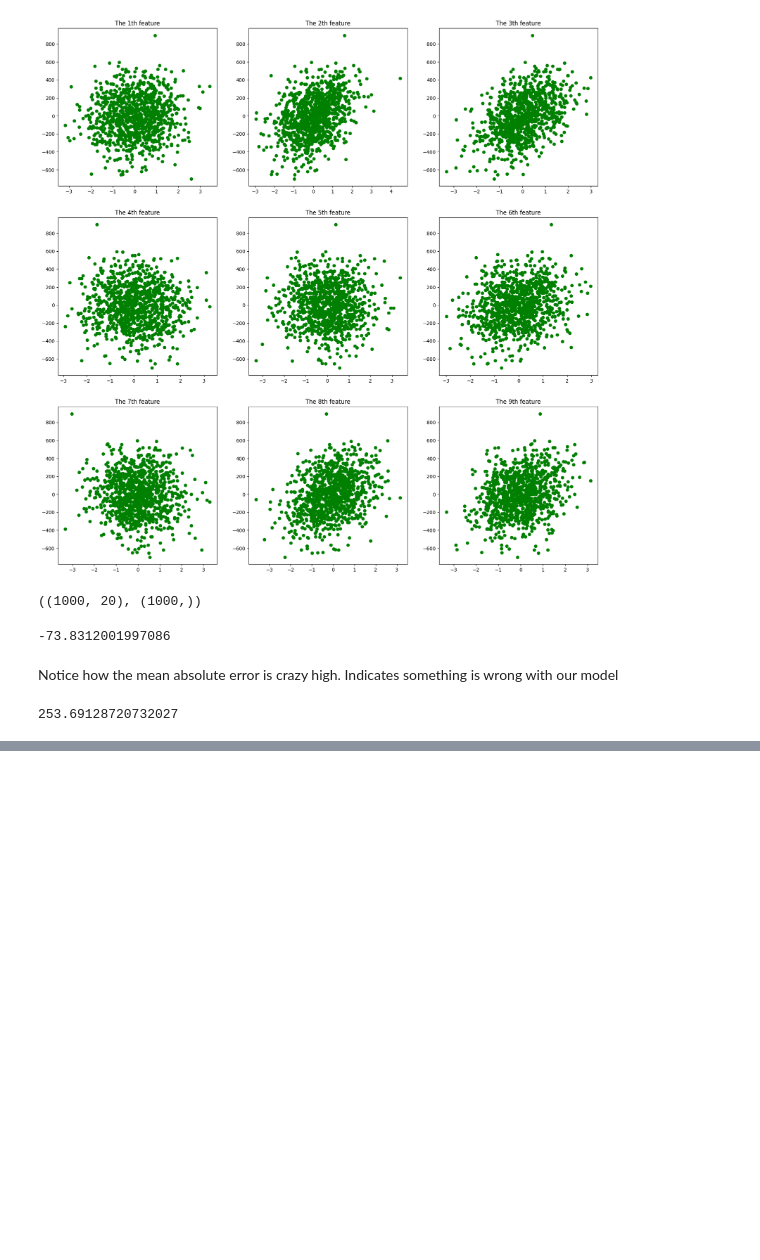
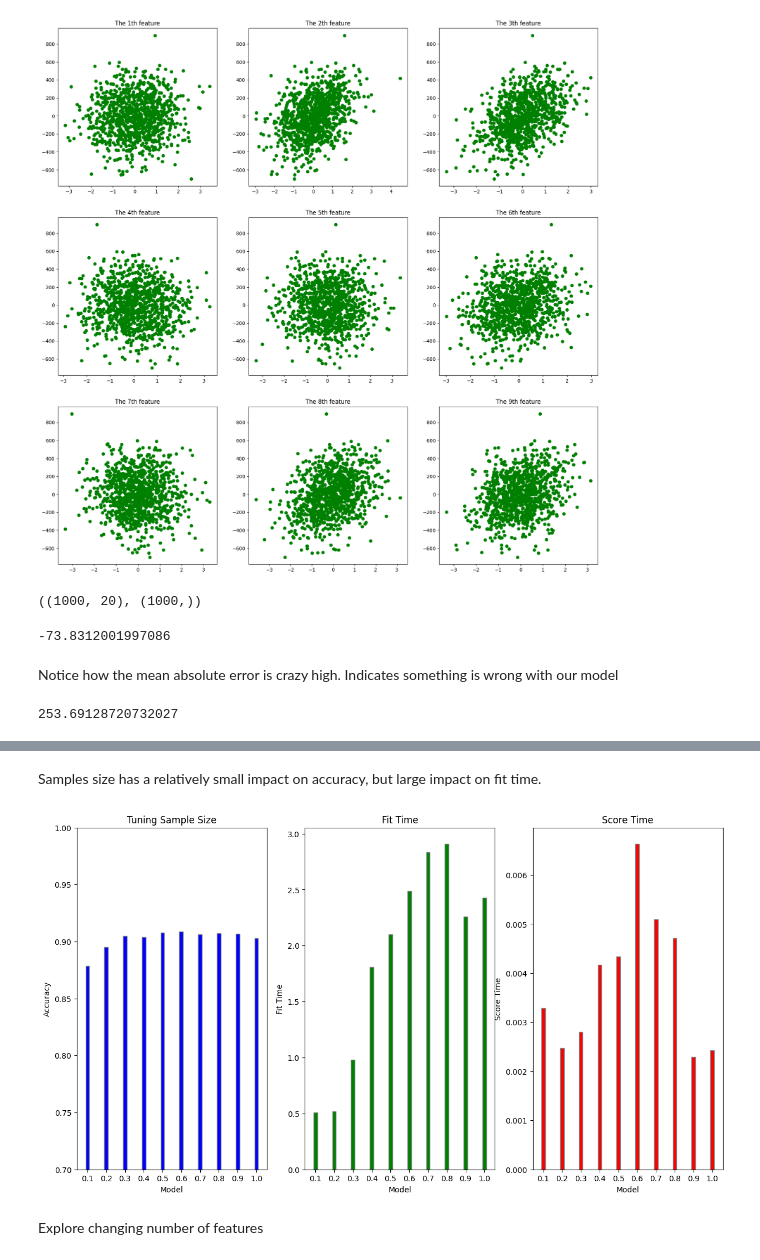
Before and after one commit to TerryTian21/PyTorch-Practice, a Jupyter notebook: Tutorials/Ensemble_Learning.ipynb, the cells around one changed output, grey strips where cells are left out. Drawn from its saved outputs; the diff is of its cells as text; code cells hidden in the pictures; blank space fills up the shorter version.

```diff
--- a/Tutorials/Ensemble_Learning.ipynb
+++ b/Tutorials/Ensemble_Learning.ipynb
@@ -697,0 +708,4 @@ mae
+# %%
+# Create the dataset
+X, y = make_classification(n_samples = 2000, n_features=20, n_informative=15, n_redundant=5, random_state=42)
+X.shape, y.shape
@@ -697,0 +840,30 @@ mae
+# %%
+def get_models_samples():
+  models = {}
+  for i in np.arange(0.1, 1.1, 0.1):
+    key = "{:.1f}".format(i)
+    models[key] = GradientBoostingClassifier(subsample=i)
+  return models
+# %%
+results_boosting_samples = {"test_score": [],
+           "fit_time": [],
+           "score_time": [],
+           "names": []}
+
+models = get_models_samples()
+
+for name, model in tqdm(models.items()):
+  score = evaluate_model_new(model, X, y)
+  results_boosting_samples["test_score"].append(score["test_score"].mean())
+  results_boosting_samples["fit_time"].append(score["fit_time"].mean())
+  results_boosting_samples["score_time"].append(score["score_time"].mean())
+  results_boosting_samples["names"].append(name)
+# %% [markdown]
+Samples size has a relatively small impact on accuracy, but large impact on fit time.
+# %%
+# Plot the Results
+plot_data(results_boosting_samples, 0.7, 1, 0.2, "Tuning Sample Size")
+# %% [output]
+[figure, added]
+# %% [markdown]
+Explore changing number of features
```
Also changed, not shown: parts of 34 cells of this notebook.
